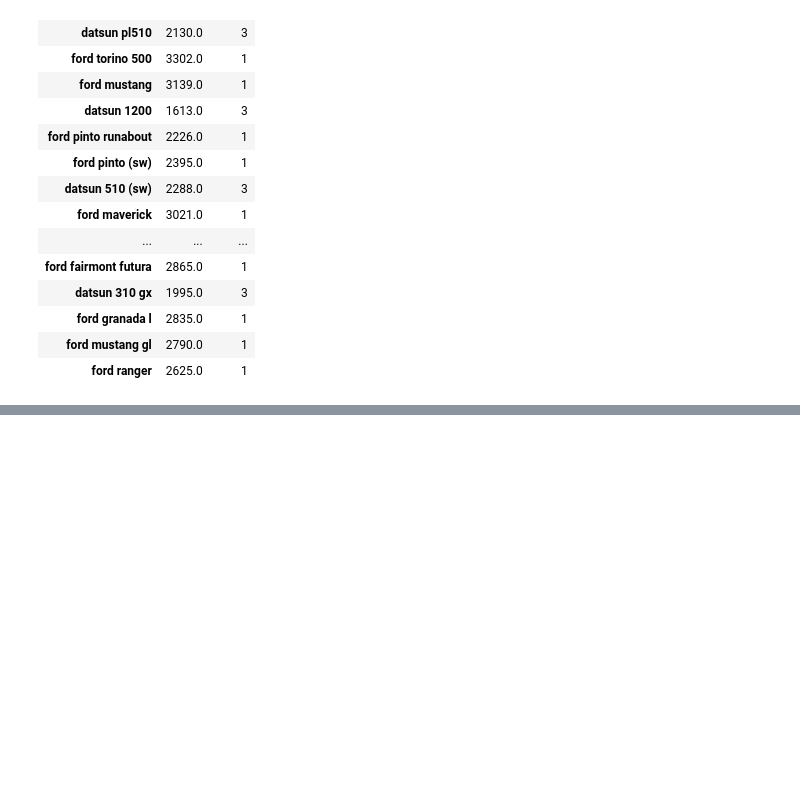
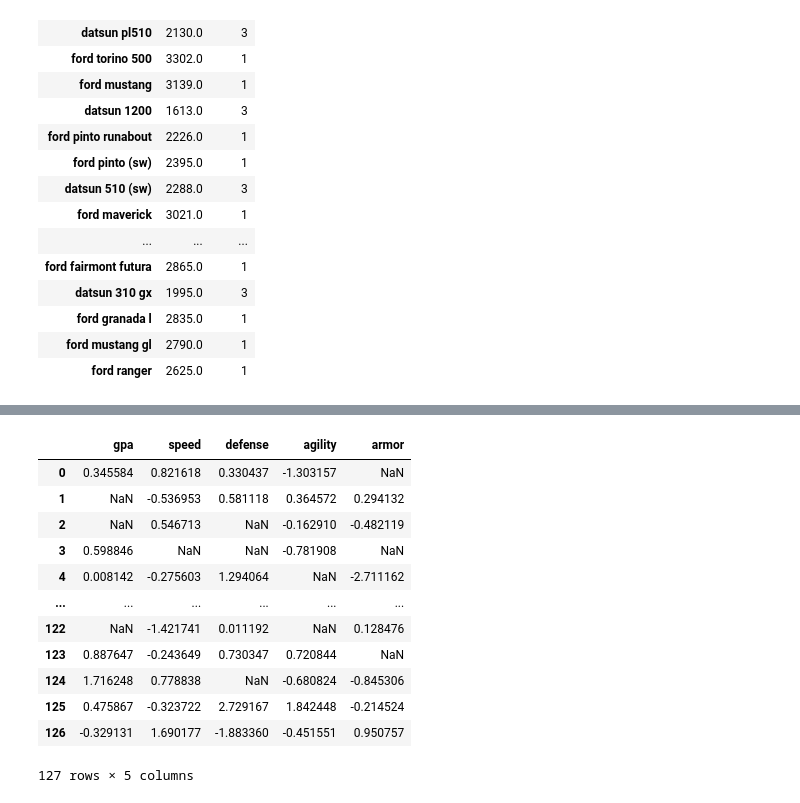
Before and after one commit to 0xHadyy/isl-python, a Jupyter notebook: jupyterlabs/ISL-Chapter-2.ipynb, the cells around one changed output, grey strips where cells are left out. Drawn from its saved outputs; the diff is of its cells as text; code cells hidden in the pictures; blank space fills up the shorter version.

```diff
--- a/jupyterlabs/ISL-Chapter-2.ipynb
+++ b/jupyterlabs/ISL-Chapter-2.ipynb
@@ -760,0 +920,4 @@ auto_mod.loc[lambda df: (df['displacement']<300) &(df.index.str.contains('ford')
+# %%
+rng = np.random.default_rng(1)
+A = rng.standard_normal((127,5))
+A
@@ -760,0 +942,3 @@ auto_mod.loc[lambda df: (df['displacement']<300) &(df.index.str.contains('ford')
+# %%
+M = rng.choice([0, np.nan], p=[0.8,0.2],size=A.shape)
+M
@@ -760,0 +963,4 @@ auto_mod.loc[lambda df: (df['displacement']<300) &(df.index.str.contains('ford')
+# %%
+A +=M
+print(A)
+A.shape
@@ -760,0 +986,18 @@ auto_mod.loc[lambda df: (df['displacement']<300) &(df.index.str.contains('ford')
+# %%
+D= pd.DataFrame(A,columns=['gpa','speed','defense','agility','armor'])
+# %%
+D
+# %% [output]
+|  | gpa | speed | defense | agility | armor |
+| 0 | 0.345584 | 0.821618 | 0.330437 | -1.303157 | NaN |
+| 1 | NaN | -0.536953 | 0.581118 | 0.364572 | 0.294132 |
+| 2 | NaN | 0.546713 | NaN | -0.162910 | -0.482119 |
+| 3 | 0.598846 | NaN | NaN | -0.781908 | NaN |
+| 4 | 0.008142 | -0.275603 | 1.294064 | NaN | -2.711162 |
+| ... | ... | ... | ... | ... | ... |
+| 122 | NaN | -1.421741 | 0.011192 | NaN | 0.128476 |
+| 123 | 0.887647 | -0.243649 | 0.730347 | 0.720844 | NaN |
+| 124 | 1.716248 | 0.778838 | NaN | -0.680824 | -0.845306 |
+| 125 | 0.475867 | -0.323722 | 2.729167 | 1.842448 | -0.214524 |
+| 126 | -0.329131 | 1.690177 | -1.883360 | -0.451551 | 0.950757 |
+127 rows × 5 columns
```
Also changed, not shown: parts of 23 cells of this notebook.
